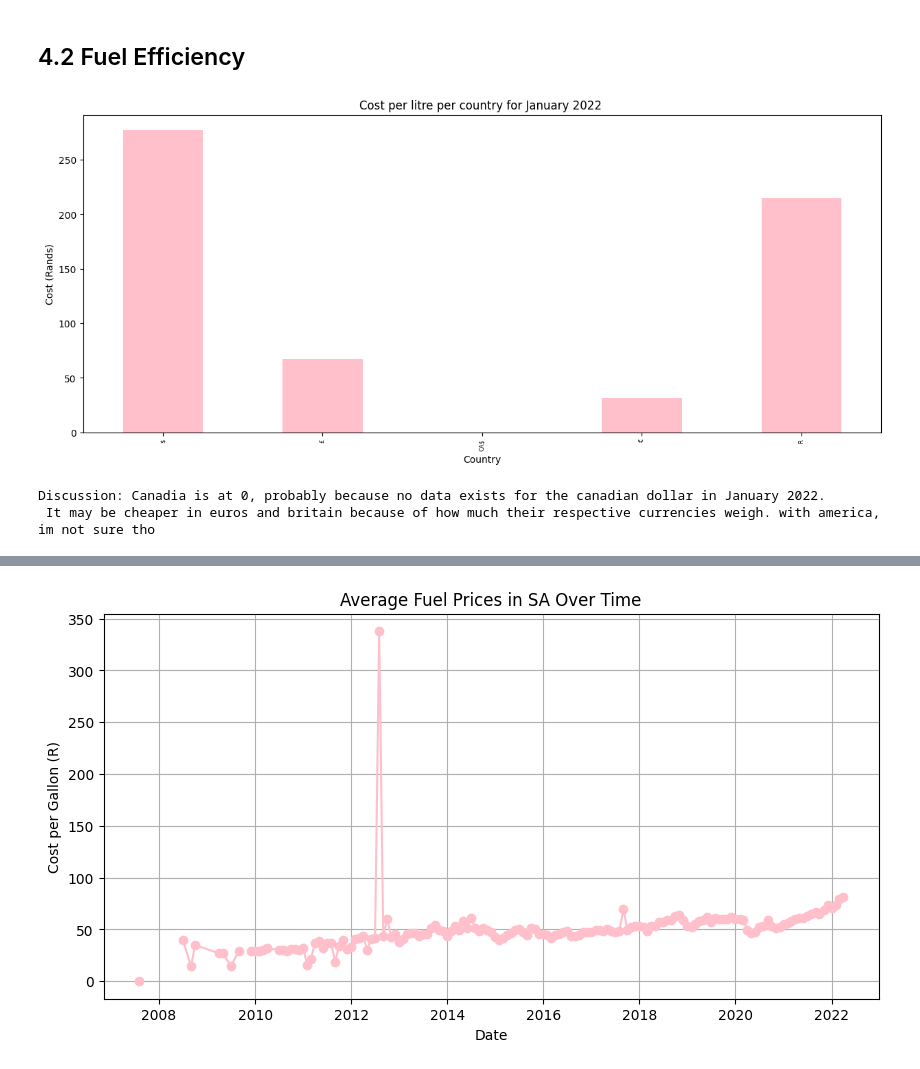
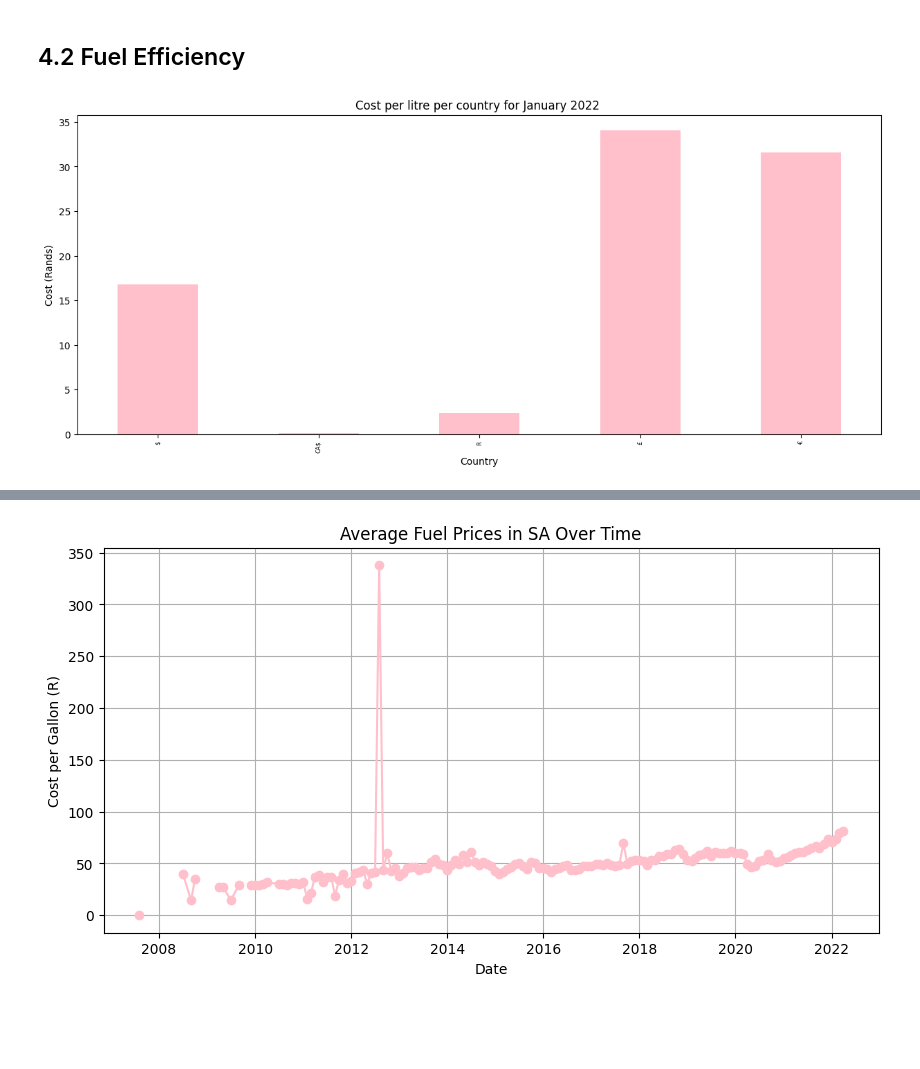
Before and after one commit to IDVE-PROJECT-01/Assignment-1, a Jupyter notebook: notebook.ipynb, the cells around one changed output, grey strips where cells are left out. Cells and saved outputs as stored; diff of their text form; code cells hidden in the pictures; blank space fills up the shorter version.

```diff
--- a/notebook.ipynb
+++ b/notebook.ipynb
@@ -470,40 +455,37 @@ R: 1255 rows removed (23.97%)
 # %%
 #4.2.1
 #source for exchnage rates: https://personal.nedbank.co.za/bank/international-banking/forex-rates.html
 top_currencies = ["$", "£", "CA$", "€", "R"]
 
 exchange_rates= {
     '$': 17.27,
     '£': 23.11,
     'CA$': 0.08,
     '€': 19.93,
     'R': 1.0
 }
 
-df['currency']= df['cost_per_gallon'].str.extract(r'([£$CA€R]+)')[0]
+df['currency']= df['cost_per_gallon'].str.extract(r'(CA\$|£|\$|€|R)')[0]
 df['cost_per_gallon_rand']=df['cost_per_gallon_float']* df['currency'].map(exchange_rates)
 df['cost_per_liter_rand']=df['cost_per_gallon_rand']/3.78541
 
 jan_2022 = df[(df['date_fueled'].dt.year == 2022) & (df['date_fueled'].dt.month == 1)]
 
-comp_fuel_prices = jan_2022.groupby('currency')['cost_per_liter_rand'].mean()
-comp_fuel_prices = comp_fuel_prices.loc[top_currencies]
+jan_2022_top = jan_2022[jan_2022['currency'].isin(top_currencies)]
+jan_2022_clean = jan_2022_top[(jan_2022_top['cost_per_gallon_float'] <= 20) & (jan_2022_top['cost_per_liter_rand'] < 100)]
+comp_fuel_prices = jan_2022_clean.groupby('currency')['cost_per_liter_rand'].mean()
 
 fig, ax = plt.subplots(figsize=(15,6))
 comp_fuel_prices.plot(kind='bar', ax=ax, color='pink')
 
 ax.set_xlabel("Country")
 ax.set_ylabel("Cost (Rands)")
 ax.set_title("Cost per litre per country for January 2022 ")
 ax.tick_params(axis='x', labelsize=6)
 
 plt.show()
-
-print("Discussion: Canadia is at 0, probably because no data exists for the canadian dollar in January 2022.\n It may be cheaper in euros and britain because of how much their respective currencies weigh. with america, im not sure tho")
 # %% [output]
-[figure, old version]
+[figure, new version]
-Discussion: Canadia is at 0, probably because no data exists for the canadian dollar in January 2022.
- It may be cheaper in euros and britain because of how much their respective currencies weigh. with america, im not sure tho
 # %%
 #4.4.2
 
```
Also changed, not shown: parts of 15 cells of this notebook.
